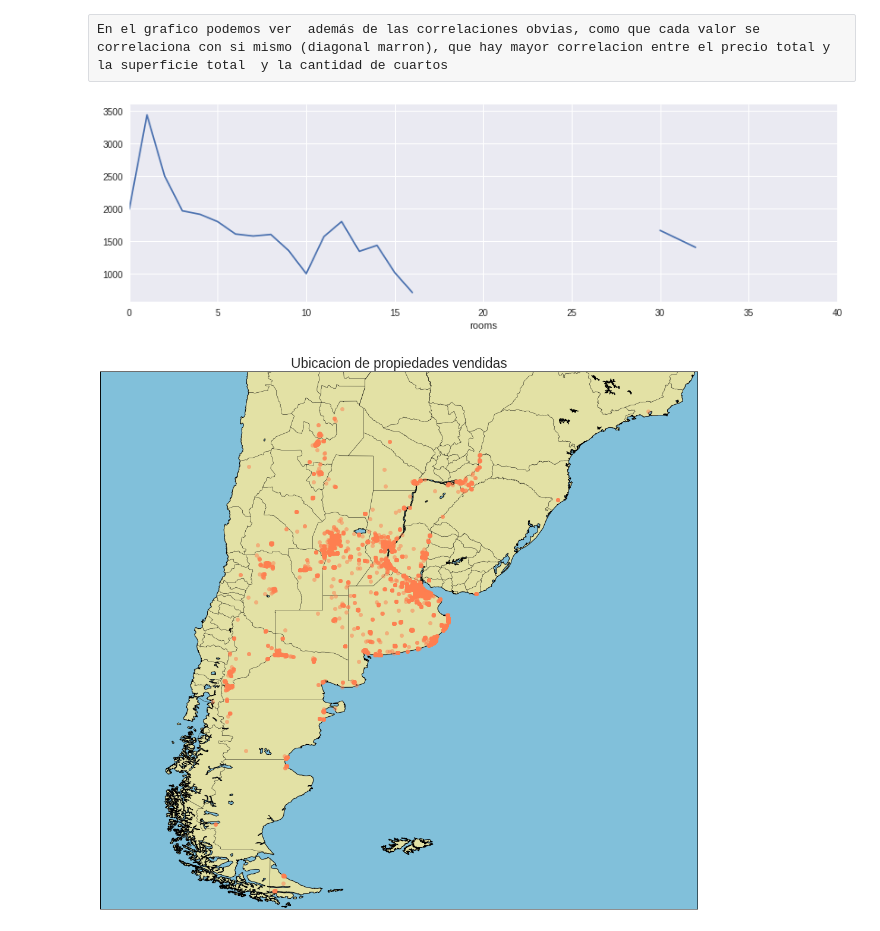
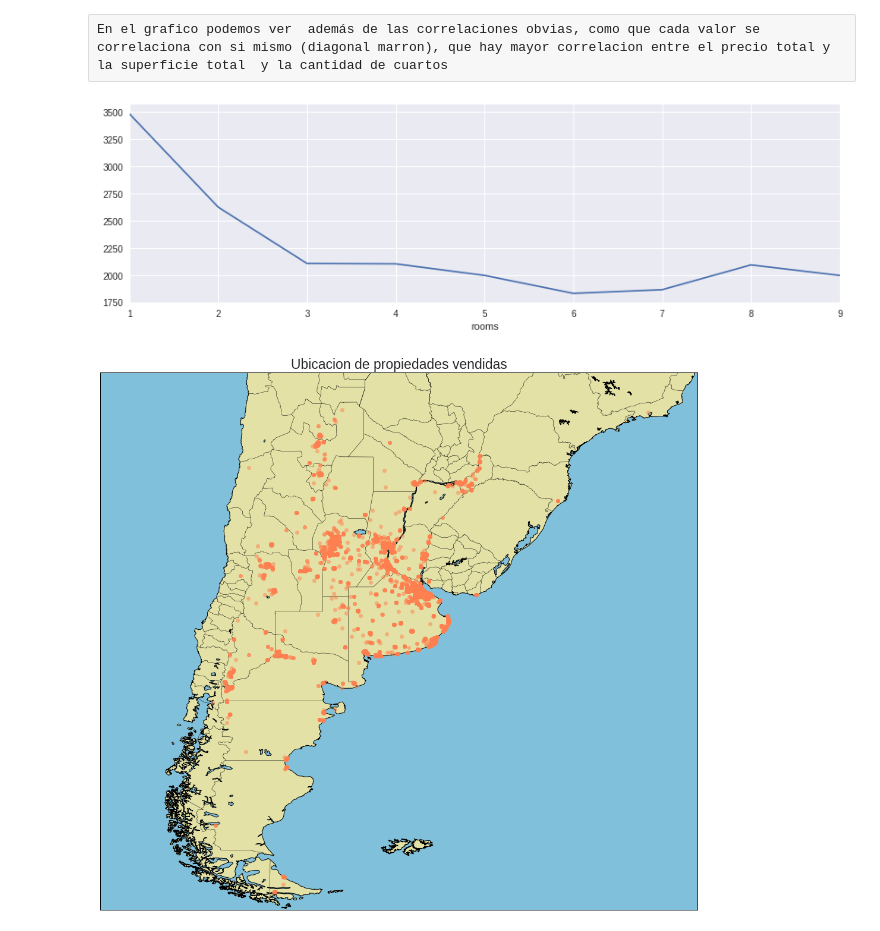
Before and after one commit to jazminferreiro-zz/orgaTP1, a Jupyter notebook: Analisis exploratorio Properati .ipynb, the cells around one changed output. Saved outputs shown, nothing was run; the diff lists cells and outputs as text; code cells hidden in the pictures.

```diff
--- a/Analisis exploratorio Properati .ipynb
+++ b/Analisis exploratorio Properati .ipynb
@@ -235,11 +243,11 @@ sns.heatmap(cor,cmap='tab10', alpha=0.5);
 [figure]
 # %% [raw]
 En el grafico podemos ver  además de las correlaciones obvias, como que cada valor se correlaciona con si mismo (diagonal marron), que hay mayor correlacion entre el precio total y la superficie total  y la cantidad de cuartos
-# %%
-properati.groupby('rooms').mean()['price_usd_per_m2'].plot(figsize=(14,4));
-#aca claramente hay datos que estan mal porque no creo que ninguna propiedad tenga mas de 10 cuartos
-# %% [output]
-[figure, removed]
+# %%
+properati_room = properati.loc[properati.rooms < 10,:]
+properati_room.groupby('rooms').mean()['price_usd_per_m2'].plot(figsize=(14,4));
+# %% [output]
+[figure, added]
 # %%
 from mpl_toolkits.basemap import Basemap
 # %%
```
Also changed, not shown: parts of 8 cells of this notebook.
